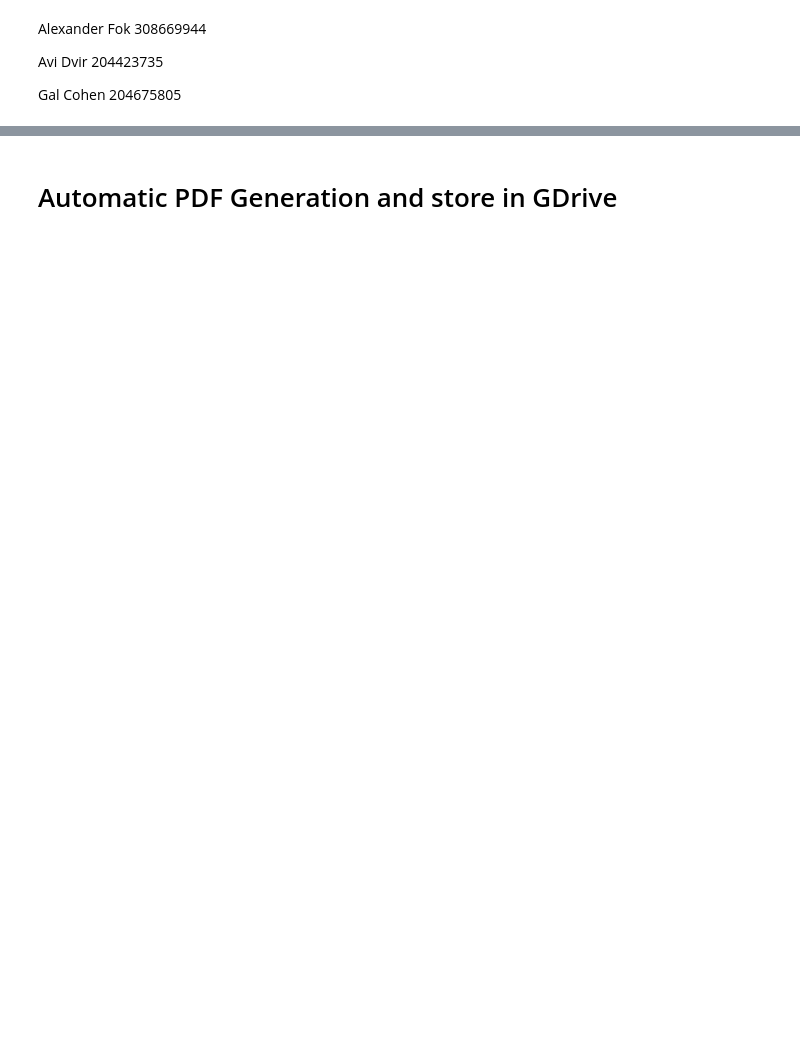
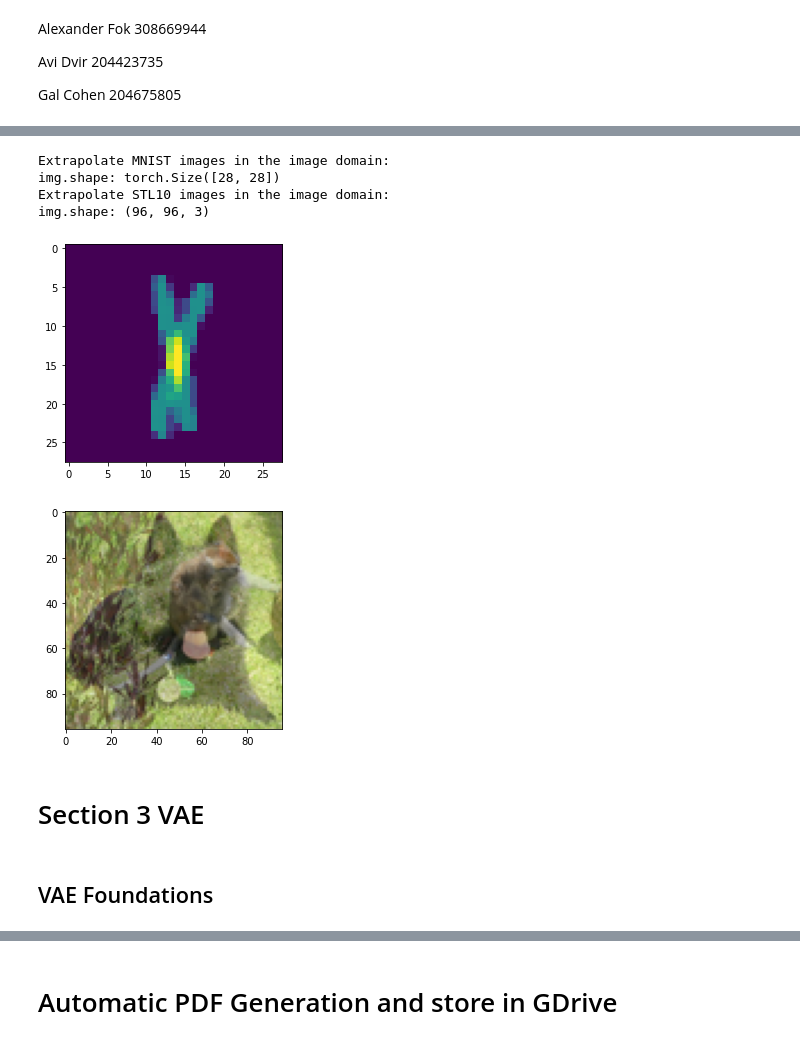
Before and after one commit to alexfok/IntroDeepLearning2022, a Jupyter notebook: IDL_Project_v1.ipynb, the cells around one changed output, grey strips where cells are left out. Saved outputs shown, nothing was run; the diff lists cells and outputs as text; code cells hidden in the pictures; blank space fills up the shorter version.

```diff
--- a/IDL_Project_v1.ipynb
+++ b/IDL_Project_v1.ipynb
@@ -830,0 +614,29 @@ get_correct_incorrect_pairs(test_m_data, 'Man')
+# %%
+def extrapolte_images(imgs_nparray):
+  sample_idx = torch.randint(len(imgs_nparray), size=(1,)).item()
+  img1 = imgs_nparray[sample_idx]
+  sample_idx = torch.randint(len(imgs_nparray), size=(1,)).item()
+  img2 = imgs_nparray[sample_idx]
+  alpha = 0.5
+
+  img = alpha*img1 + (1-alpha)*img2
+#  img = img3.numpy().transpose((1, 2, 0))
+  plt.figure(clear=True)
+  plt.imshow(img)
+  print(f'img.shape: {img.shape}')
+
+print('Extrapolate MNIST images in the image domain:')
+extrapolte_images(mnist_train_split.data)
+print('Extrapolate STL10 images in the image domain:')
+extrapolte_images(stl10_train_split)
+# %% [output]
+Extrapolate MNIST images in the image domain:
+img.shape: torch.Size([28, 28])
+Extrapolate STL10 images in the image domain:
+img.shape: (96, 96, 3)
+[figure, added]
+[figure, added]
+# %% [markdown]
+# Section 3 VAE
+# %% [markdown]
+## VAE Foundations
```
Also changed, not shown: parts of 114 cells of this notebook.
